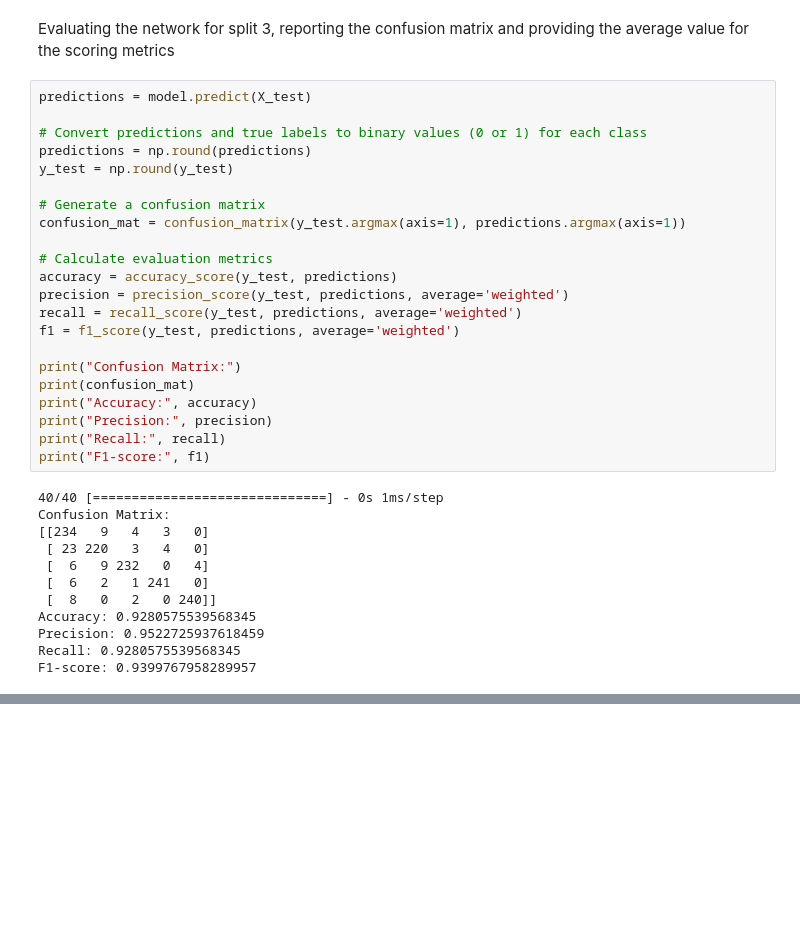
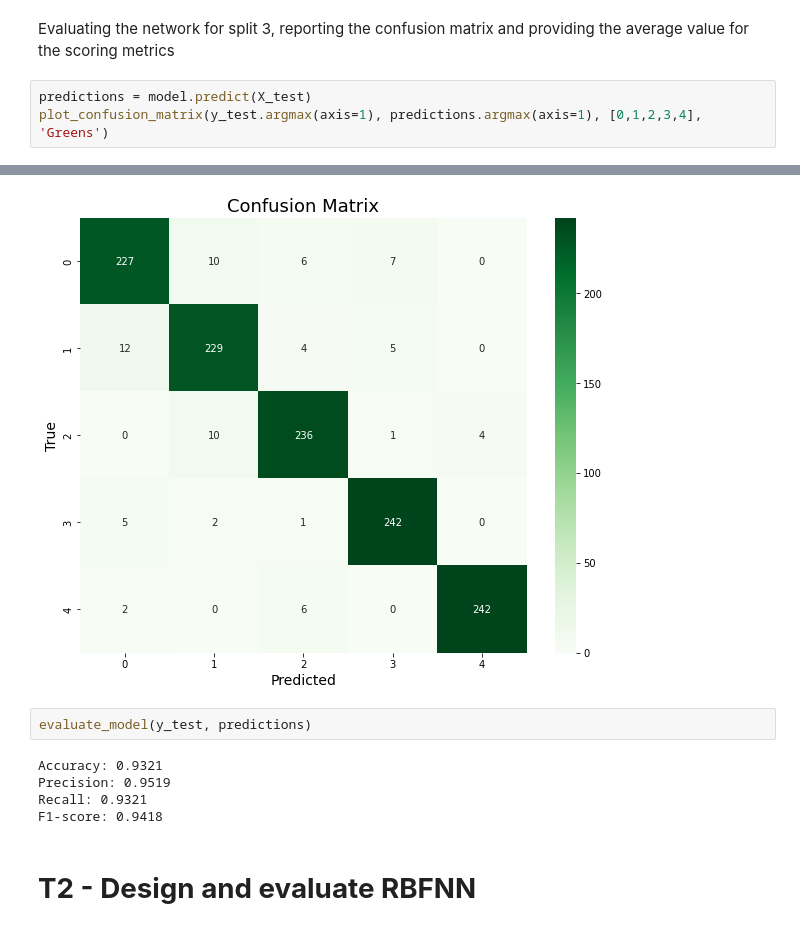
Before and after one commit to melihkurtaran/MachineLearning, a Jupyter notebook: FFNN&RBFNN/FFNN&RBFNN.ipynb, the cells around one changed output, grey strips where cells are left out. Saved outputs shown, nothing was run; the diff lists cells and outputs as text; blank space fills up the shorter version.

```diff
--- a/FFNN&RBFNN/FFNN&RBFNN.ipynb
+++ b/FFNN&RBFNN/FFNN&RBFNN.ipynb
@@ -623,37 +647,7 @@ plot_training_history(history)
 # %% [markdown]
 Evaluating the network for split 3, reporting the confusion matrix
 and providing the average value for the scoring metrics
-# %%
-predictions = model.predict(X_test)
-
-# Convert predictions and true labels to binary values (0 or 1) for each class
-predictions = np.round(predictions)
-y_test = np.round(y_test)
-
-# Generate a confusion matrix
-confusion_mat = confusion_matrix(y_test.argmax(axis=1), predictions.argmax(axis=1))
-
-# Calculate evaluation metrics
-accuracy = accuracy_score(y_test, predictions)
-precision = precision_score(y_test, predictions, average='weighted')
-recall = recall_score(y_test, predictions, average='weighted')
-f1 = f1_score(y_test, predictions, average='weighted')
-
-print("Confusion Matrix:")
-print(confusion_mat)
-print("Accuracy:", accuracy)
-print("Precision:", precision)
-print("Recall:", recall)
-print("F1-score:", f1)
-# %% [output]
-40/40 [==============================] - 0s 1ms/step
-Confusion Matrix:
-[[234   9   4   3   0]
- [ 23 220   3   4   0]
- [  6   9 232   0   4]
- [  6   2   1 241   0]
- [  8   0   2   0 240]]
-Accuracy: 0.9280575539568345
-Precision: 0.9522725937618459
-Recall: 0.9280575539568345
-F1-score: 0.9399767958289957
+# %%
+predictions = model.predict(X_test)
+plot_confusion_matrix(y_test.argmax(axis=1), predictions.argmax(axis=1), [0,1,2,3,4], 'Greens')
+# %% [output]
@@ -659,0 +655,10 @@ F1-score: 0.9399767958289957
+[figure, added]
+# %%
+evaluate_model(y_test, predictions)
+# %% [output]
+Accuracy: 0.9321
+Precision: 0.9519
+Recall: 0.9321
+F1-score: 0.9418
+# %% [markdown]
+# **T2 - Design and evaluate RBFNN**
```
Also changed, not shown: parts of 18 cells of this notebook.
